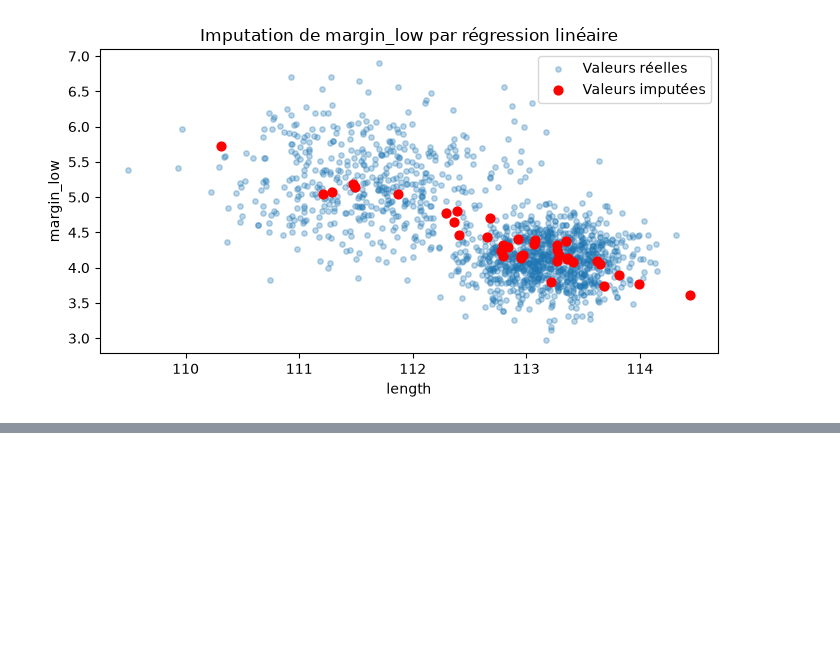
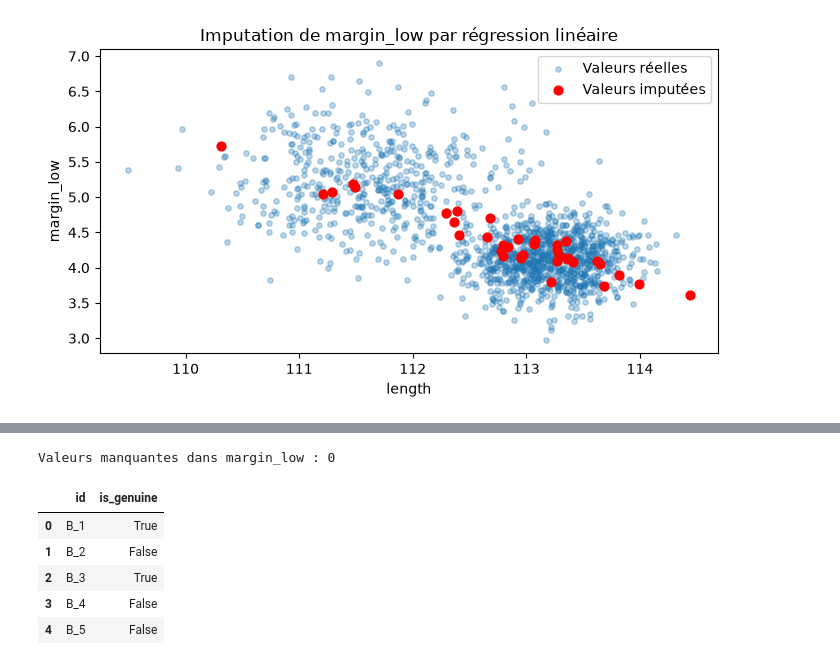
Before and after one commit to Elicesjo/PROJET-11-, a Jupyter notebook: Elices-Diez_Josy_1_Notebook_analyse_062026.ipynb, the cells around one changed output, grey strips where cells are left out. Drawn from its saved outputs; the diff is of its cells as text; code cells hidden in the pictures; blank space fills up the shorter version.

```diff
--- a/Elices-Diez_Josy_1_Notebook_analyse_062026.ipynb
+++ b/Elices-Diez_Josy_1_Notebook_analyse_062026.ipynb
@@ -758,0 +763,27 @@ plt.show()
+# %%
+df_new = pd.read_csv('data_raw/billets_test.csv')
+
+model_prod = joblib.load('data_clean/model_final.pkl')
+scaler_prod = joblib.load('data_clean/scaler.pkl')
+imputer_prod = joblib.load('data_clean/imputer.pkl')
+
+X_new = df_new[features].copy()
+missing_new = X_new['margin_low'].isnull()
+print(f'Valeurs manquantes dans margin_low : {missing_new.sum()}')
+if missing_new.any():
+    X_new.loc[missing_new, 'margin_low'] = imputer_prod.predict(
+        X_new.loc[missing_new, imputer_features]
+    )
+
+X_new_scaled = scaler_prod.transform(X_new)
+df_new['is_genuine'] = model_prod.predict(X_new_scaled).astype(bool)
+
+df_new[['id', 'is_genuine']]
+# %% [output]
+Valeurs manquantes dans margin_low : 0
+|  | id | is_genuine |
+| 0 | B_1 | True |
+| 1 | B_2 | False |
+| 2 | B_3 | True |
+| 3 | B_4 | False |
+| 4 | B_5 | False |
```
Also changed, not shown: parts of 1 cell of this notebook, 8 other files.
